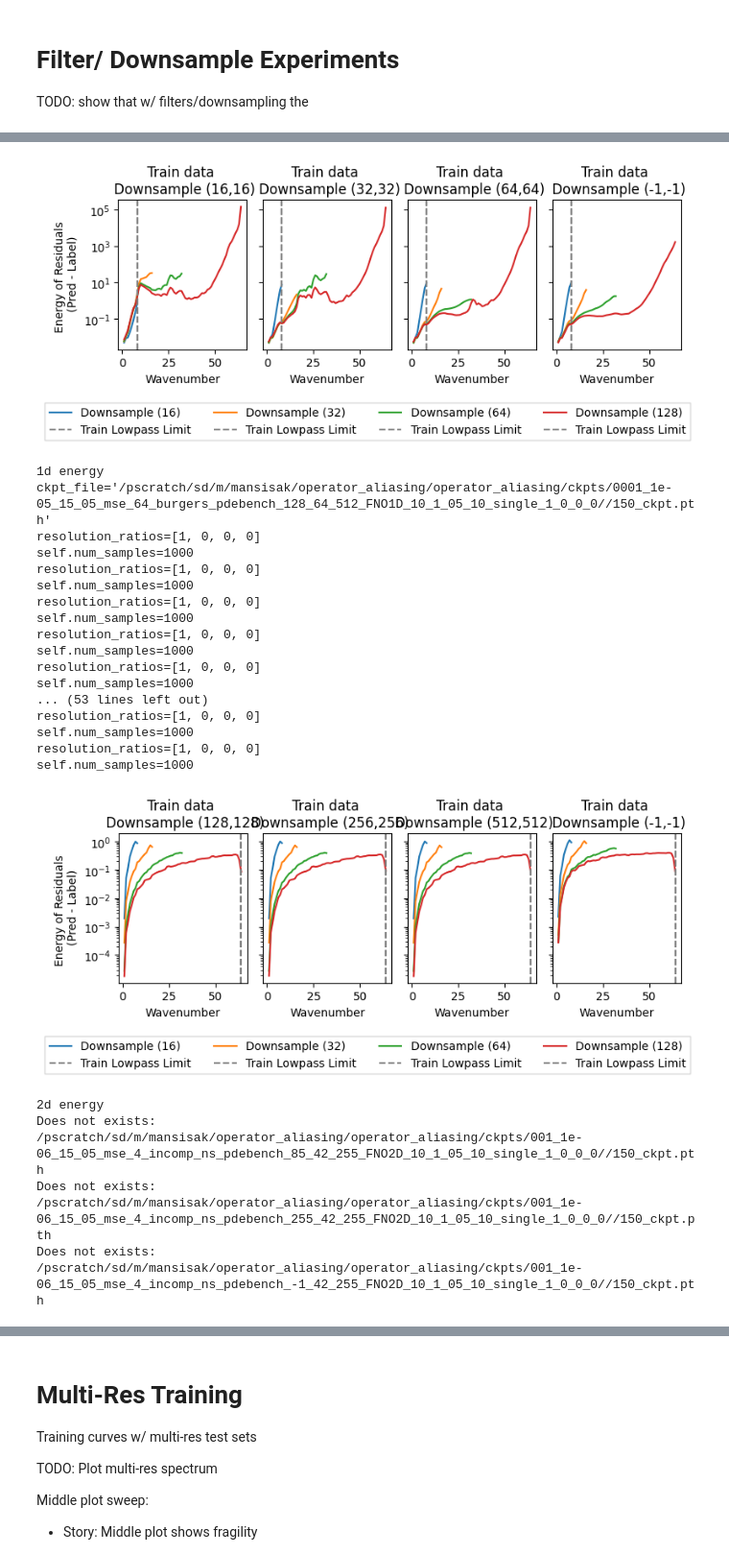
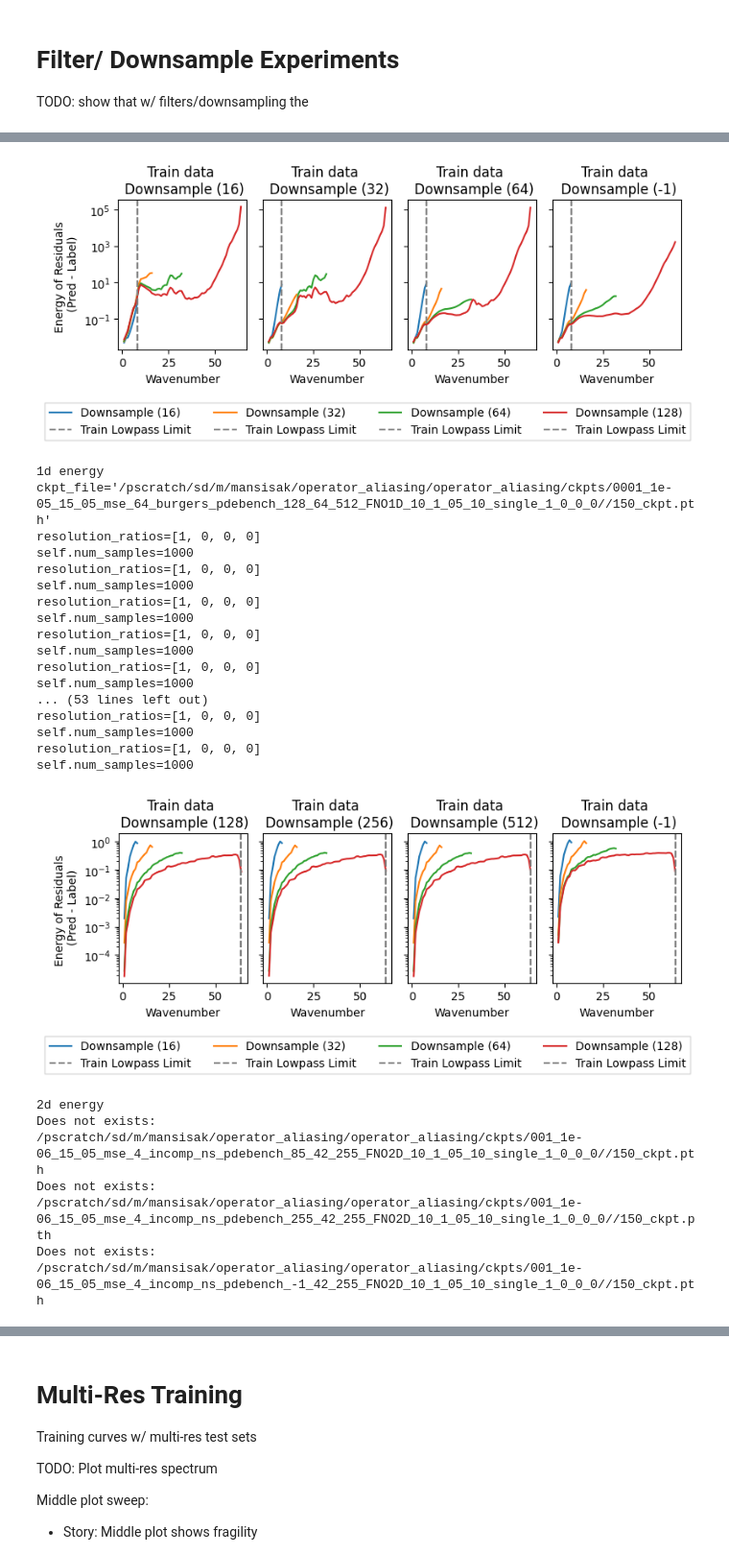
Before and after one commit to msakarvadia/operator_aliasing, a Jupyter notebook: notebooks/figures.ipynb, the cells around one changed output, grey strips where cells are left out. Shown at 96% size. Saved outputs shown, nothing was run; the diff lists cells and outputs as text; code cells hidden in the pictures.

```diff
--- a/notebooks/figures.ipynb
+++ b/notebooks/figures.ipynb
@@ -36,6 +36,7 @@ def str_from_res(resolutions=[0, 1, 0, 0]):
     resolutions = resolutions.replace(']', '')
     resolutions = resolutions.replace(' ', '')
     resolutions = resolutions.replace(',', '_')
+    resolutions = resolutions.replace('.', '')
     return resolutions
 
 # dataset params
@@ -687,7 +688,7 @@ finished_exp = 0
 for dataset_name in [
     'darcy_pdebench',
     'burgers_pdebench',
-    #'incomp_ns_pdebench',
+    'incomp_ns_pdebench',
 ]:
     if 'burgers' in dataset_name:
         print('1d energy')
@@ -821,7 +822,7 @@ for dataset_name in [
                         if not os.path.exists(ckpt_file):
                             print('waiting for experiment: ', ckpt_file)
                             continue
-                        print("FINISHED: ", ckpt_file)
+                        # print("FINISHED: ", ckpt_file)
                         finished_exp += 1
                         ckpt_dict = torch.load(
                             ckpt_file,
@@ -1510,7 +1519,7 @@ for dataset_name in [
                             label='Train Lowpass Limit',
                         )
                         axes[x_idx].set_title(
-                            f'Train data \n Downsample ({downsample_dim},{downsample_dim})'
+                            f'Train data \n Downsample ({downsample_dim})'
                         )
                         axes[x_idx].set_xlabel('Wavenumber')
                         if x_idx == 0:
@@ -1546,35 +1555,35 @@ self.num_samples=1000
 resolution_ratios=[1, 0, 0, 0]
 self.num_samples=1000
 resolution_ratios=[1, 0, 0, 0]
 self.num_samples=1000
 resolution_ratios=[1, 0, 0, 0]
 self.num_samples=1000
 resolution_ratios=[1, 0, 0, 0]
 self.num_samples=1000
 ... (53 lines left out)
 resolution_ratios=[1, 0, 0, 0]
 self.num_samples=1000
 resolution_ratios=[1, 0, 0, 0]
 self.num_samples=1000
-[figure, old version]
+[figure, new version]
 1d energy
 ckpt_file='/pscratch/sd/m/mansisak/operator_aliasing/operator_aliasing/ckpts/0001_1e-05_15_05_mse_64_burgers_pdebench_128_64_512_FNO1D_10_1_05_10_single_1_0_0_0//150_ckpt.pth'
 resolution_ratios=[1, 0, 0, 0]
 self.num_samples=1000
 resolution_ratios=[1, 0, 0, 0]
 self.num_samples=1000
 resolution_ratios=[1, 0, 0, 0]
 self.num_samples=1000
 resolution_ratios=[1, 0, 0, 0]
 self.num_samples=1000
 resolution_ratios=[1, 0, 0, 0]
 self.num_samples=1000
 ... (53 lines left out)
 resolution_ratios=[1, 0, 0, 0]
 self.num_samples=1000
 resolution_ratios=[1, 0, 0, 0]
 self.num_samples=1000
-[figure, old version]
+[figure, new version]
 2d energy
 Does not exists: /pscratch/sd/m/mansisak/operator_aliasing/operator_aliasing/ckpts/001_1e-06_15_05_mse_4_incomp_ns_pdebench_85_42_255_FNO2D_10_1_05_10_single_1_0_0_0//150_ckpt.pth
 Does not exists: /pscratch/sd/m/mansisak/operator_aliasing/operator_aliasing/ckpts/001_1e-06_15_05_mse_4_incomp_ns_pdebench_255_42_255_FNO2D_10_1_05_10_single_1_0_0_0//150_ckpt.pth
```
Also changed, not shown: parts of 5 cells of this notebook, 3 other files.
